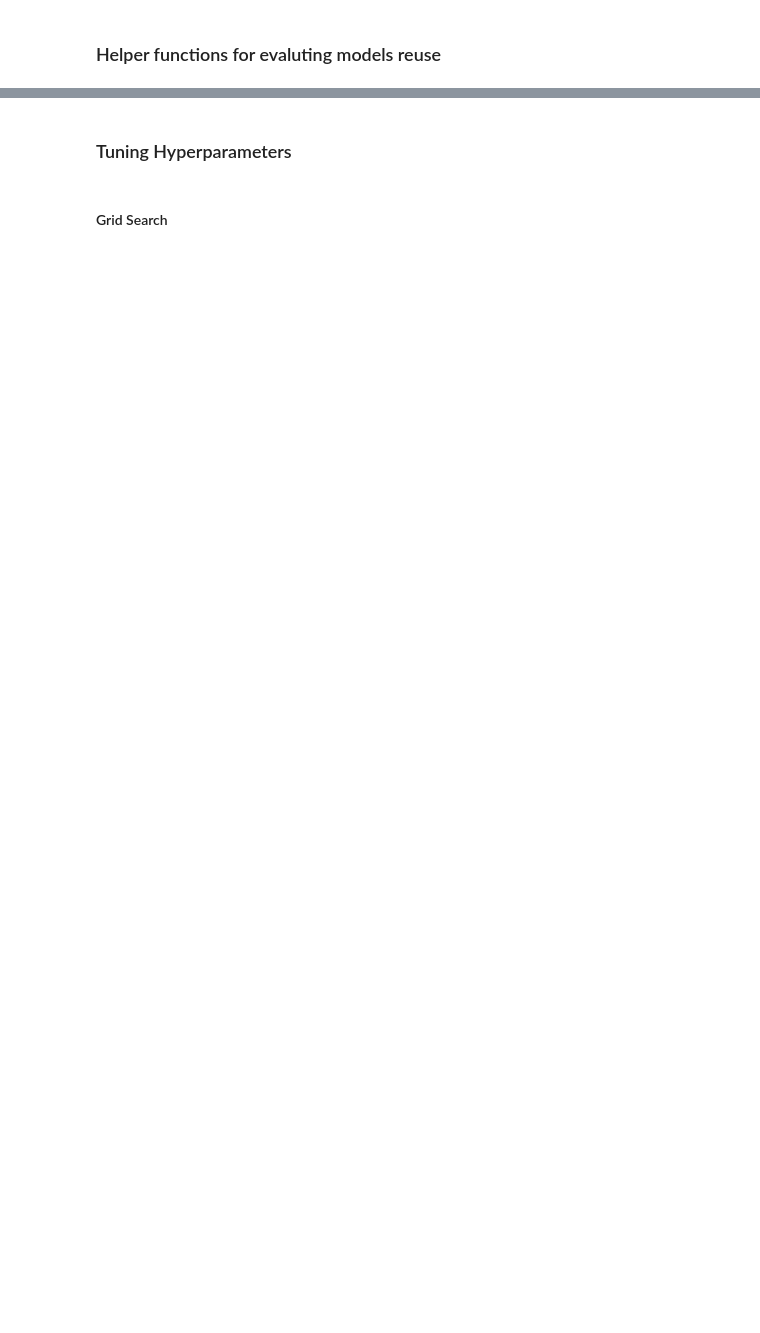
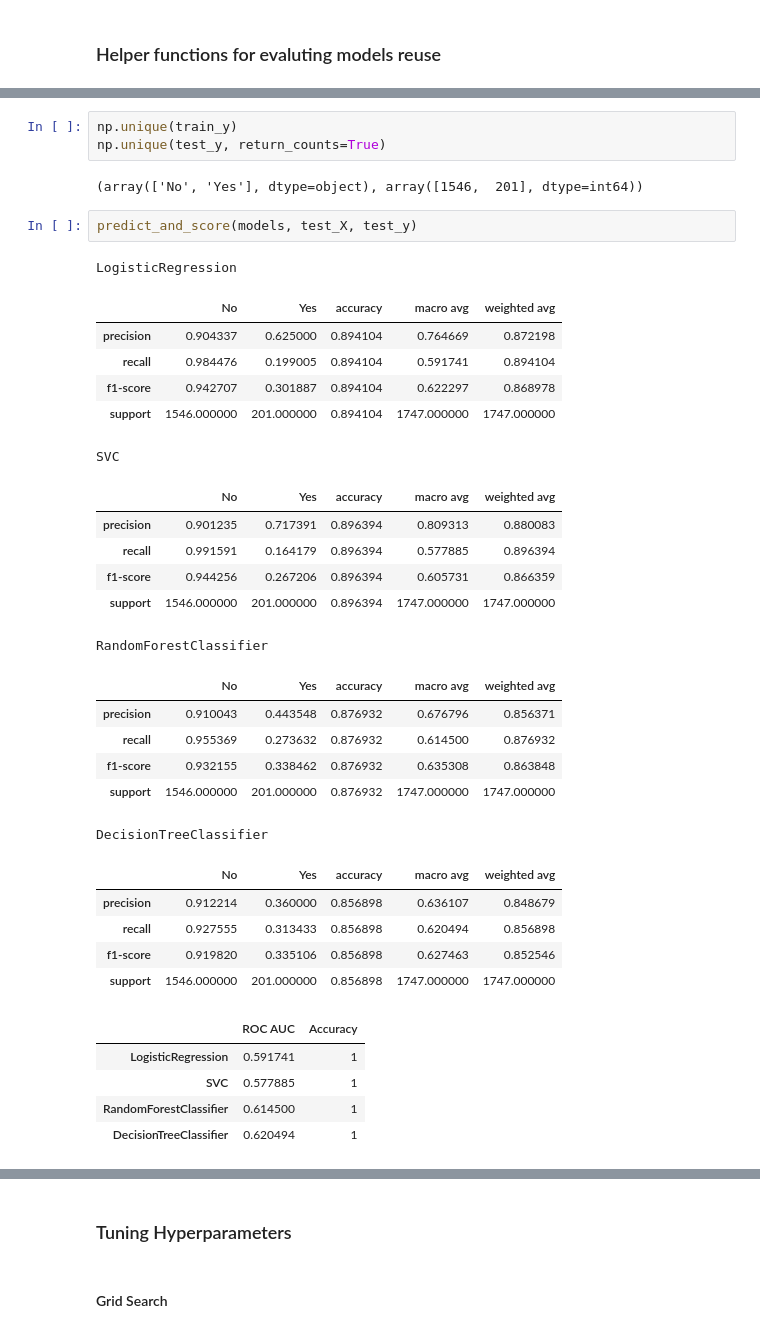
Before and after one commit to jaydenhooper/Classification-African-Bank-Accounts, a Jupyter notebook: assignment-3.ipynb, the cells around one changed output, grey strips where cells are left out. Cells and saved outputs as stored; diff of their text form; blank space fills up the shorter version.

```diff
--- a/assignment-3.ipynb
+++ b/assignment-3.ipynb
@@ -381,0 +433,37 @@ def evaluate_model(model, X, y, metric):
+# %%
+np.unique(train_y)
+np.unique(test_y, return_counts=True)
+# %% [output]
+(array(['No', 'Yes'], dtype=object), array([1546,  201], dtype=int64))
+# %%
+predict_and_score(models, test_X, test_y)
+# %% [output]
+LogisticRegression
+|  | No | Yes | accuracy | macro avg | weighted avg |
+| precision | 0.904337 | 0.625000 | 0.894104 | 0.764669 | 0.872198 |
+| recall | 0.984476 | 0.199005 | 0.894104 | 0.591741 | 0.894104 |
+| f1-score | 0.942707 | 0.301887 | 0.894104 | 0.622297 | 0.868978 |
+| support | 1546.000000 | 201.000000 | 0.894104 | 1747.000000 | 1747.000000 |
+SVC
+|  | No | Yes | accuracy | macro avg | weighted avg |
+| precision | 0.901235 | 0.717391 | 0.896394 | 0.809313 | 0.880083 |
+| recall | 0.991591 | 0.164179 | 0.896394 | 0.577885 | 0.896394 |
+| f1-score | 0.944256 | 0.267206 | 0.896394 | 0.605731 | 0.866359 |
+| support | 1546.000000 | 201.000000 | 0.896394 | 1747.000000 | 1747.000000 |
+RandomForestClassifier
+|  | No | Yes | accuracy | macro avg | weighted avg |
+| precision | 0.910043 | 0.443548 | 0.876932 | 0.676796 | 0.856371 |
+| recall | 0.955369 | 0.273632 | 0.876932 | 0.614500 | 0.876932 |
+| f1-score | 0.932155 | 0.338462 | 0.876932 | 0.635308 | 0.863848 |
+| support | 1546.000000 | 201.000000 | 0.876932 | 1747.000000 | 1747.000000 |
+DecisionTreeClassifier
+|  | No | Yes | accuracy | macro avg | weighted avg |
+| precision | 0.912214 | 0.360000 | 0.856898 | 0.636107 | 0.848679 |
+| recall | 0.927555 | 0.313433 | 0.856898 | 0.620494 | 0.856898 |
+| f1-score | 0.919820 | 0.335106 | 0.856898 | 0.627463 | 0.852546 |
+| support | 1546.000000 | 201.000000 | 0.856898 | 1747.000000 | 1747.000000 |
+|  | ROC AUC | Accuracy |
+| LogisticRegression | 0.591741 | 1 |
+| SVC | 0.577885 | 1 |
+| RandomForestClassifier | 0.614500 | 1 |
+| DecisionTreeClassifier | 0.620494 | 1 |
```
Also changed, not shown: parts of 15 cells of this notebook.
